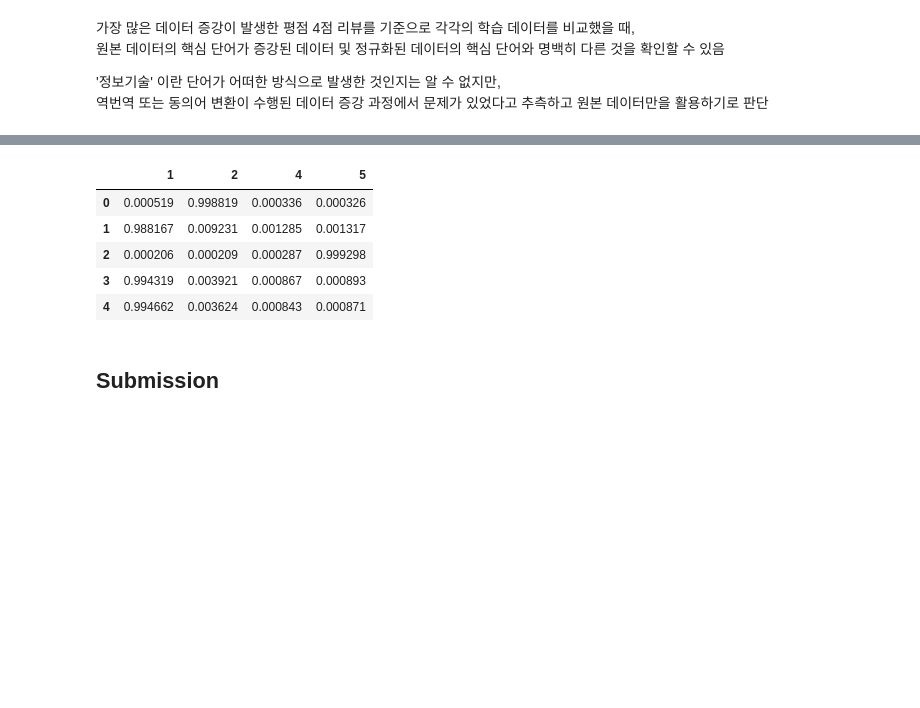
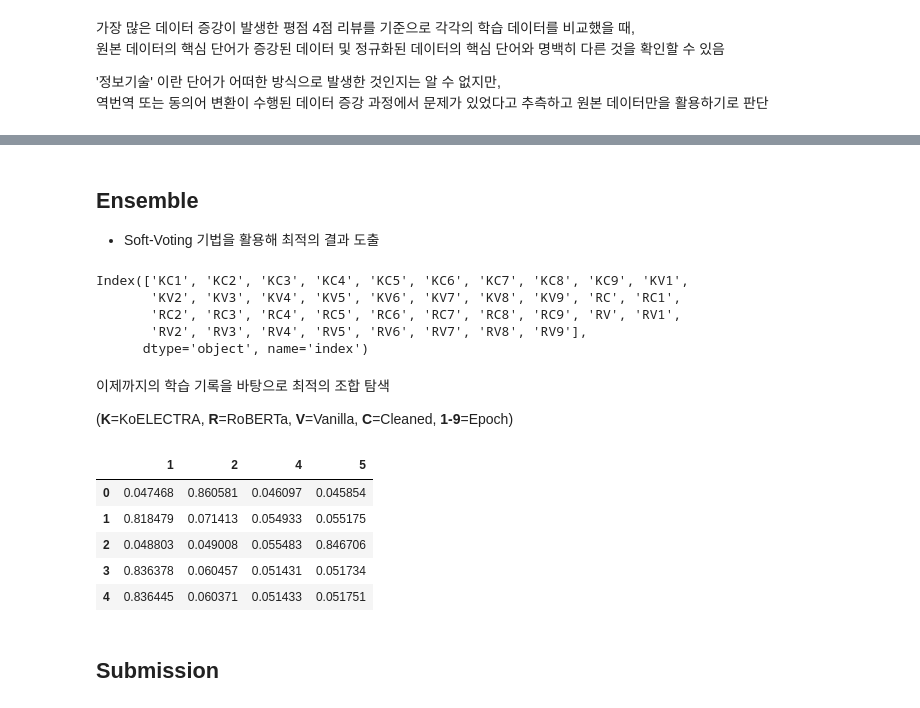
Before and after one commit to minyeamer/auto-raiting, a Jupyter notebook: README.ipynb, the cells around one changed output, grey strips where cells are left out. Saved outputs shown, nothing was run; the diff lists cells and outputs as text; code cells hidden in the pictures; blank space fills up the shorter version.

Commit message:
add predict proba

```diff
--- a/README.ipynb
+++ b/README.ipynb
@@ -675,21 +684,6 @@ for i,checkpoint in enumerate(sorted(os.listdir(output_dir)), start=1):
     proba = predict_proba(checkpoint, test_loader)
     proba = pd.DataFrame(proba, columns=LABELS)
     proba.to_csv(f'{submission_dir}/epoch{i}.csv', index=False)
-# %%
-proba_list = list()
-for sample in sorted(os.listdir(submission_dir)):
-    if os.path.splitext(sample)[-1] != '.csv':
-        continue
-    sample_path = os.path.join(submission_dir, sample)
-    proba_list.append(pd.read_csv(sample_path))
-
-ensembled = sum(proba_list)
-ensembled = ensembled.apply(lambda x: softmax(x), axis=1)
-ensembled.head()
-# %% [output]
-|  | 1 | 2 | 4 | 5 |
-| 0 | 0.000519 | 0.998819 | 0.000336 | 0.000326 |
-| 1 | 0.988167 | 0.009231 | 0.001285 | 0.001317 |
-| 2 | 0.000206 | 0.000209 | 0.000287 | 0.999298 |
-| 3 | 0.994319 | 0.003921 | 0.000867 | 0.000893 |
-| 4 | 0.994662 | 0.003624 | 0.000843 | 0.000871 |
+# %% [markdown]
+## Ensemble
+- Soft-Voting 기법을 활용해 최적의 결과 도출
@@ -696,3 +692,46 @@ ensembled.head()
+# %%
+dir_pt = re.compile('^.*/(.*?)_epoch10_(.*?)$')
+tree = {parent:files for parent,dirs,files in list(os.walk(submission_dir)) if dir_pt.match(parent)}
+
+history = list()
+for parent, files in tree.items():
+    history += ['/'.join([parent,file]) for file in files]
+
+file_pt = re.compile('^.*/(.*?)_epoch10_(.*?)/epoch(.*?)$')
+alias = lambda name: ''.join([str(s[0]).upper() for s in file_pt.findall(name)[0]])
+history = {alias(file):file for file in history}
+
+roberta_dir = submission_dir+'roberta/'
+roberta_history = list(os.walk(roberta_dir))
+history.update({'R'+file[0].upper():roberta_dir+file for file in roberta_history[0][2]})
+
+history_df = pd.DataFrame(history.items(), columns=['index','path'])
+history_df = history_df.set_index('index').sort_index()
+history_df.index
+# %% [output]
+Index(['KC1', 'KC2', 'KC3', 'KC4', 'KC5', 'KC6', 'KC7', 'KC8', 'KC9', 'KV1',
+       'KV2', 'KV3', 'KV4', 'KV5', 'KV6', 'KV7', 'KV8', 'KV9', 'RC', 'RC1',
+       'RC2', 'RC3', 'RC4', 'RC5', 'RC6', 'RC7', 'RC8', 'RC9', 'RV', 'RV1',
+       'RV2', 'RV3', 'RV4', 'RV5', 'RV6', 'RV7', 'RV8', 'RV9'],
+      dtype='object', name='index')
+# %% [markdown]
+이제까지의 학습 기록을 바탕으로 최적의 조합 탐색
+
+(**K**=KoELECTRA, **R**=RoBERTa, **V**=Vanilla, **C**=Cleaned, **1-9**=Epoch)
+# %%
+voters = ['KV3','KV5','KV6']
+election = '+'.join(voters)
+proba_list = history_df.loc[voters]['path'].tolist()
+ensembled = sum([pd.read_csv(proba) for proba in proba_list])
+ensembled = ensembled.apply(lambda x: softmax(x), axis=1)
+ensembled.head()
+# %% [output]
+|  | 1 | 2 | 4 | 5 |
+| 0 | 0.047468 | 0.860581 | 0.046097 | 0.045854 |
+| 1 | 0.818479 | 0.071413 | 0.054933 | 0.055175 |
+| 2 | 0.048803 | 0.049008 | 0.055483 | 0.846706 |
+| 3 | 0.836378 | 0.060457 | 0.051431 | 0.051734 |
+| 4 | 0.836445 | 0.060371 | 0.051433 | 0.051751 |
 # %% [markdown]
 ## Submission
 # %%
```
Also changed, not shown: parts of 8 cells of this notebook.
